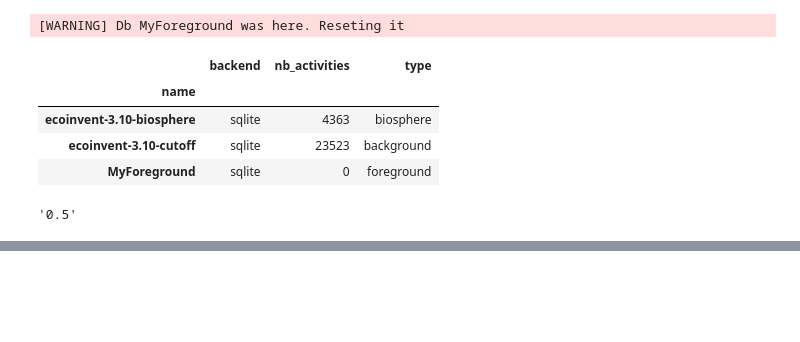
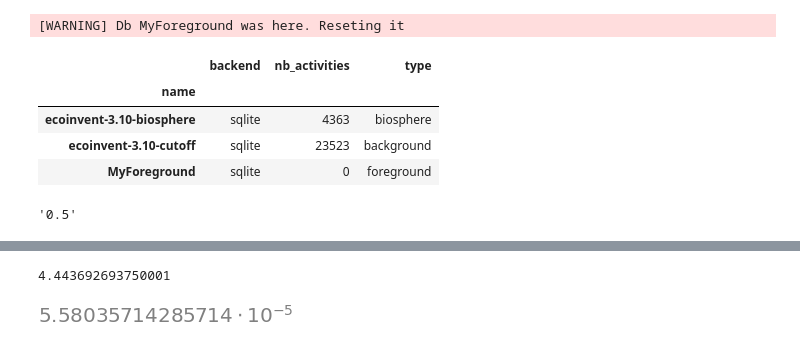
Before and after one commit to YannisRo/PCBs, a Jupyter notebook: PCB_data.ipynb, the cells around one changed output, grey strips where cells are left out. Drawn from its saved outputs; the diff is of its cells as text; code cells hidden in the pictures; blank space fills up the shorter version.

```diff
--- a/PCB_data.ipynb
+++ b/PCB_data.ipynb
@@ -223,3 +220,11 @@ df_treatment.corr()
 | Pad number | NaN | NaN | NaN | NaN | NaN | NaN | NaN | ... |
 | Surface area per pad | NaN | NaN | NaN | NaN | NaN | NaN | NaN | ... |
 21 rows × 21 columns
+# %%
+print((6.5057+64.59338310000001)/16)
+# %% [output]
+4.443692693750001
+# %%
+0.5/8960
+# %% [output]
+[figure, added]
```
Also changed, not shown: parts of 6 cells of this notebook, 3 other files.
